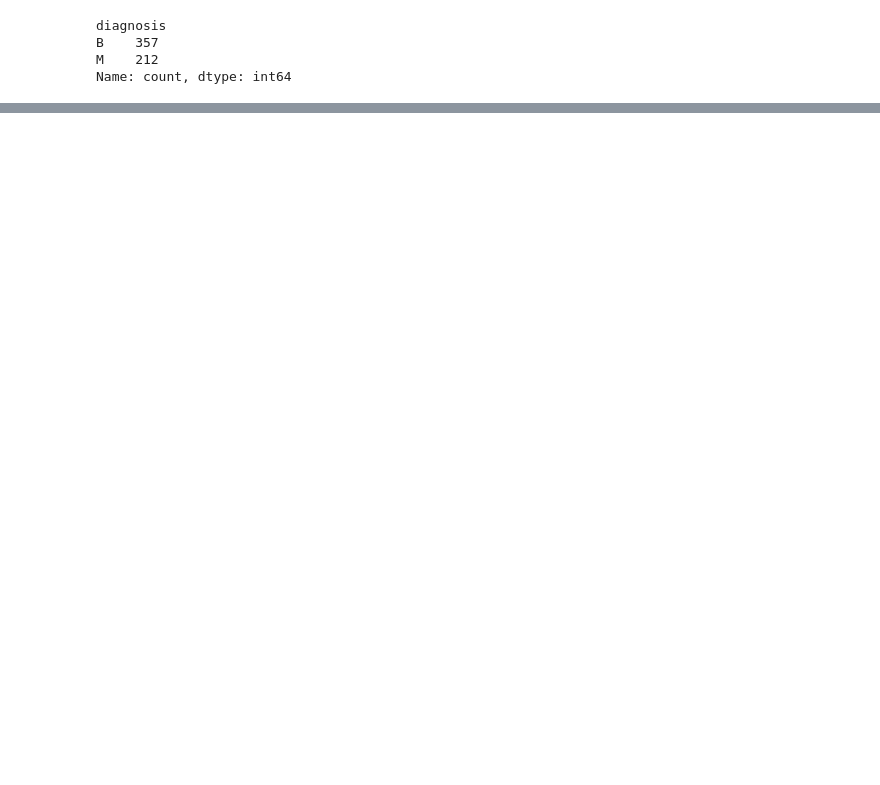
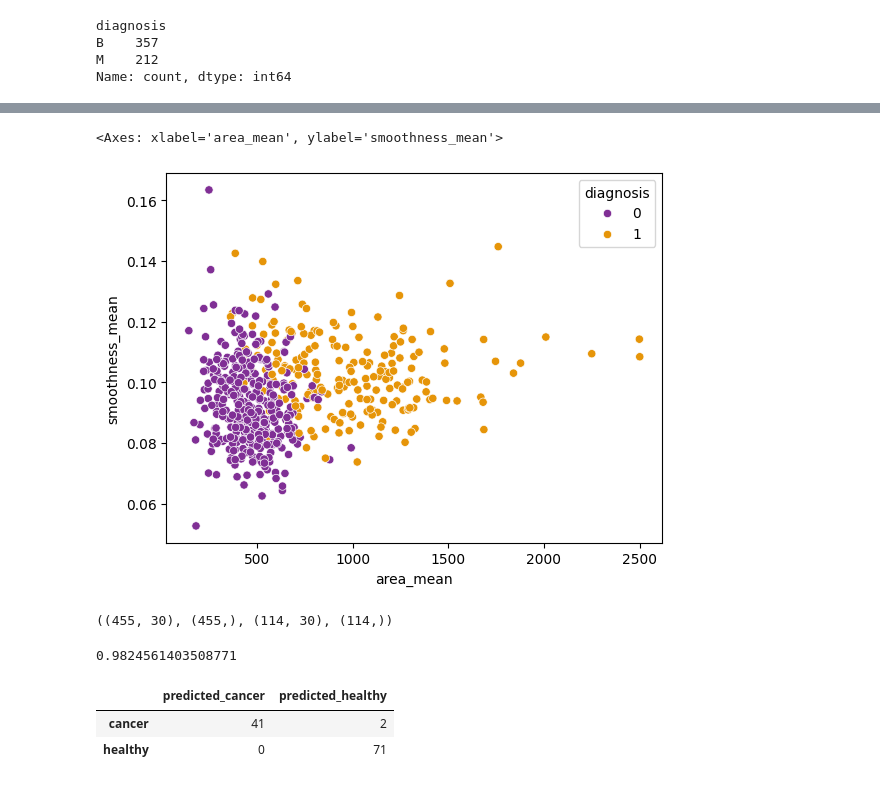
Before and after one commit to ZacG1t/predict_cancer, a Jupyter notebook: predict_cancer.ipynb, the cells around one changed output, grey strips where cells are left out. Cells and saved outputs as stored; diff of their text form; code cells hidden in the pictures; blank space fills up the shorter version.

Commit message:
working model

```diff
--- a/predict_cancer.ipynb
+++ b/predict_cancer.ipynb
@@ -51,0 +124,5 @@ plt.show()
+# %%
+sns.scatterplot(x='area_mean', y='smoothness_mean', hue='diagnosis', data=df, palette='CMRmap')
+# %% [output]
+<Axes: xlabel='area_mean', ylabel='smoothness_mean'>
+[figure, added]
@@ -51,0 +151,25 @@ plt.show()
+# %%
+x_train.shape, y_train.shape, x_test.shape, y_test.shape
+# %% [output]
+((455, 30), (455,), (114, 30), (114,))
+# %%
+from sklearn.metrics import accuracy_score
+
+model = SVC()
+model.fit(x_train, y_train)
+pred = model.predict(x_test)
+accuracy_score(pred, y_test)
+# %% [output]
+0.9824561403508771
+# %%
+from sklearn.metrics import confusion_matrix
+
+cm = np.array(confusion_matrix(y_test, y_pred_svc, labels=[1,0]))
+confusion_mat = pd.DataFrame(cm, index=['cancer', 'healthy'],
+                             columns=['predicted_cancer', 'predicted_healthy'])
+
+confusion_mat
+# %% [output]
+|  | predicted_cancer | predicted_healthy |
+| cancer | 41 | 2 |
+| healthy | 0 | 71 |
```
Also changed, not shown: parts of 19 cells of this notebook.
